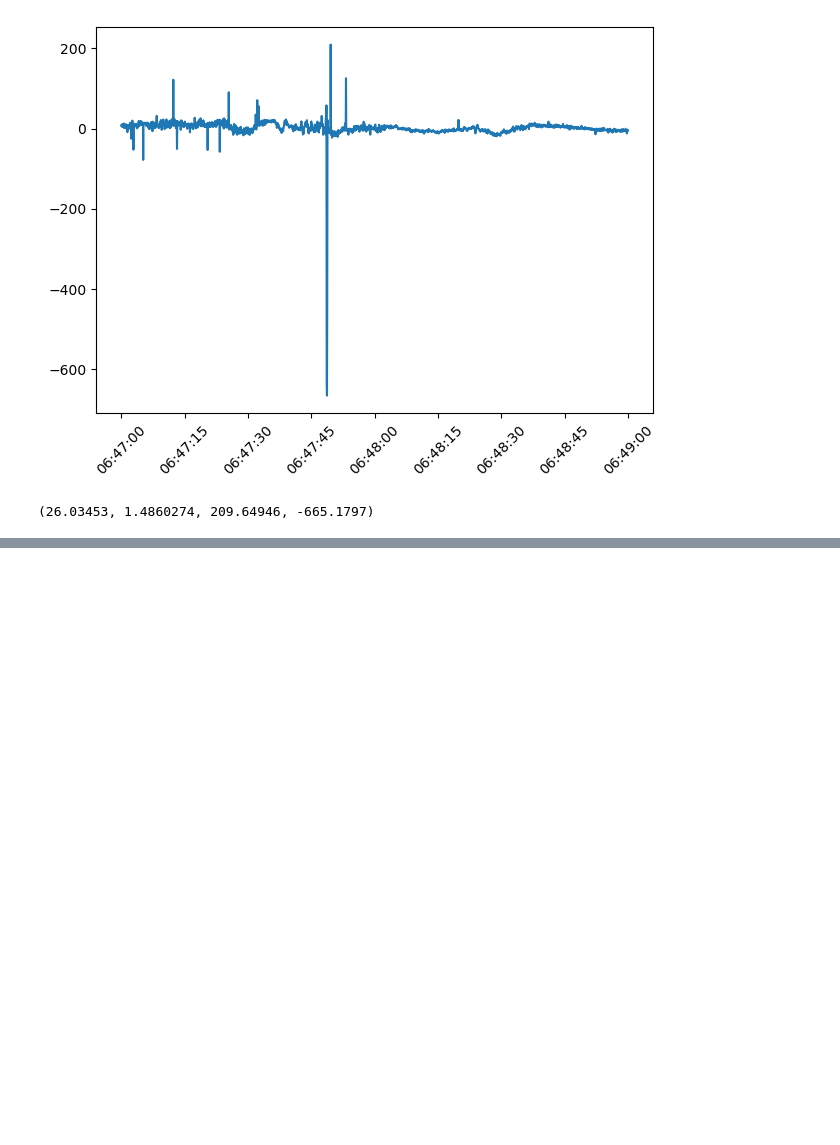
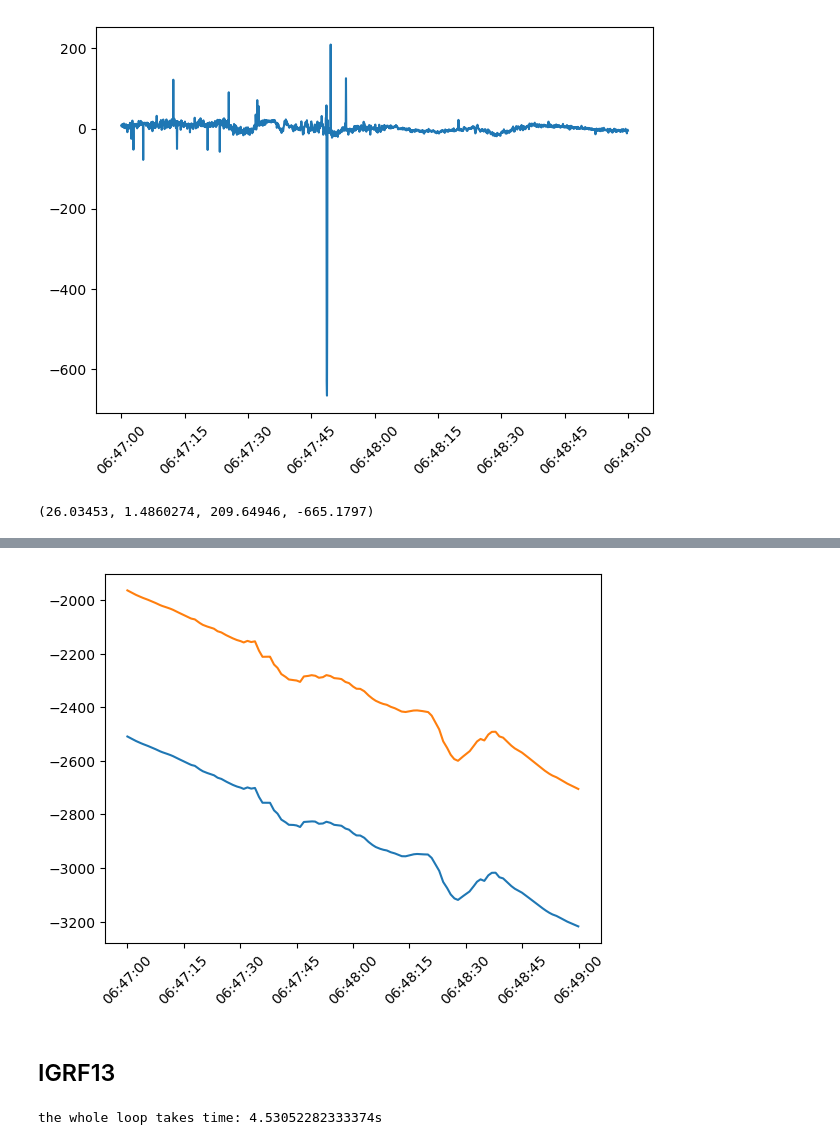
Before and after one commit to cleo24621/pyaw, a Jupyter notebook: miles2018.ipynb, the cells around one changed output, grey strips where cells are left out. Drawn from its saved outputs; the diff is of its cells as text; code cells hidden in the pictures; blank space fills up the shorter version.

```diff
--- a/miles2018.ipynb
+++ b/miles2018.ipynb
@@ -98,0 +139,9 @@ Ehy_set_outliers_nan_interpolated = get_array_interpolated(Timestamp_e,Ehy_set_o
+# %%
+plt.plot(timestamps_e, By)
+plt.plot(timestamps_e, B_nec_e)
+plt.xticks(rotation=45)
+plt.show()
+# %% [output]
+[figure, added]
+# %% [markdown]
+## IGRF13
@@ -98,0 +152,8 @@ Ehy_set_outliers_nan_interpolated = get_array_interpolated(Timestamp_e,Ehy_set_o
+# %%
+from igrf13 import igrf_utils
+# from importlib import reload
+# reload(igrf_utils)
+
+igrf_b_nec_n,igrf_b_nec_e,_ = igrf_utils.get_igrf13_b_nec(timestamps_e, latitudes,longitudes, radiuses,igrf13shc_path="./igrf13/IGRF13.shc")
+# %% [output]
+the whole loop takes time: 4.53052282333374s
```
Also changed, not shown: parts of 19 cells of this notebook, 5 other files.
